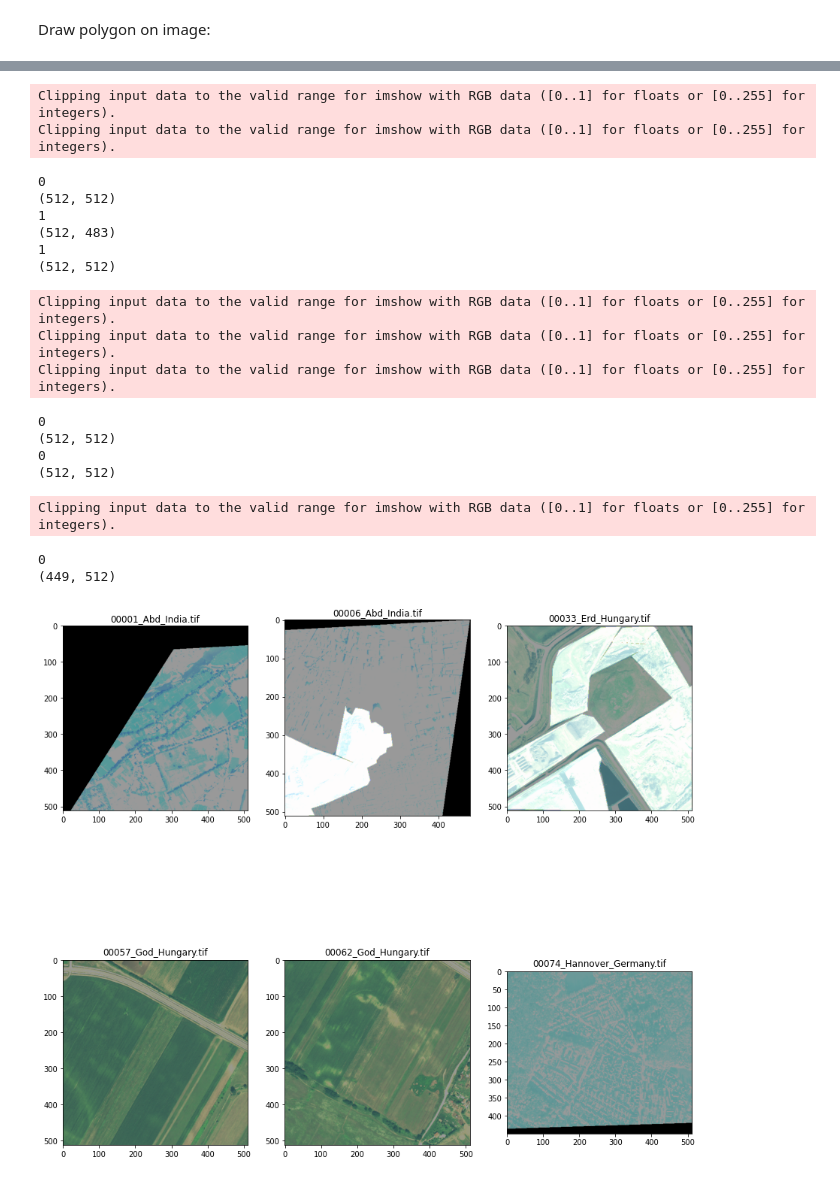
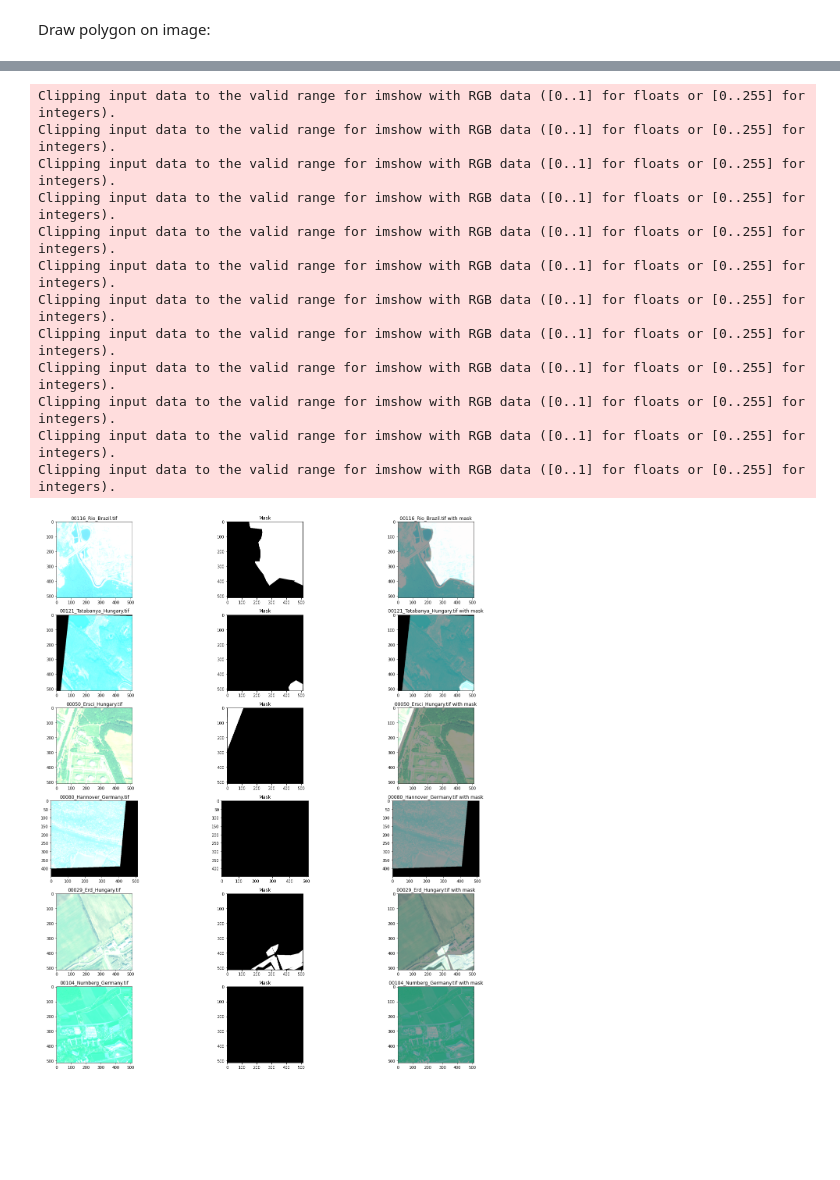
Before and after one commit to AnupamaRajkumar/LandfillDetection_SemanticSegmentation, a Jupyter notebook: Code/Source/LandfillDataloader.ipynb, the cells around one changed output, grey strips where cells are left out. Drawn from its saved outputs; the diff is of its cells as text; code cells hidden in the pictures; blank space fills up the shorter version.

```diff
--- a/Code/Source/LandfillDataloader.ipynb
+++ b/Code/Source/LandfillDataloader.ipynb
@@ -229,5 +236,6 @@ num_workers = 1
 # %%
-train_dataset = CustomLandfillDataset(data=train_path, csv_file=train_labels, transforms=None)
+train_dataset = CustomLandfillDataset(data=train_idx, transforms=None)
+test_dataset = CustomLandfillDataset(data=test_idx, transforms=None)
 
 #data loader
 train_loader = torch.utils.data.DataLoader(dataset=train_dataset,
@@ -235,6 +243,13 @@ train_loader = torch.utils.data.DataLoader(dataset=train_dataset,
                                            num_workers=num_workers,
                                            shuffle=True)
 
+test_loader = torch.utils.data.DataLoader(dataset=test_dataset,
+                                           batch_size=batch_size,
+                                           num_workers=num_workers,
+                                           shuffle=True)
+
 print("length of training dataset:", len(train_dataset))
+print("length of test dataset:", len(test_dataset))
 print("length of training loader:", len(train_loader))
+print("length of test loader:", len(test_loader))
 # %% [output]
@@ -305,43 +310,47 @@ Index: []
 # %%
-fig = plt.figure(figsize=(width, height))
+#fig = plt.figure(figsize=(width, height))
+import cv2
+count = 0
+fig, axs = plt.subplots(batch_size, 3, figsize = (20, 20))
 isLandfillList = pd.read_csv(train_labels, usecols=["IsLandfill"]).values.tolist()
 
-
 for idx in np.arange(batch_size):
-  plt.subplot(2, 3, idx+1)
+  #plt.subplot(2, 3, (idx+1))
   id = img_info["image_id"][idx].item()
   json_name = json_list[id-1][0]
   name = img_info["image_name"][idx]
   channels = img_info["raster_channels"][idx].item()
   image = im_convert(name, channels)
   IsLandfill = isLandfillList[id-1][0]
-  print(IsLandfill)
+  #print(IsLandfill)
   if(IsLandfill):
     fp_mask = sol.vector.mask.footprint_mask(df=os.path.join(json_path, json_name), reference_im=os.path.join(train_path, name))
   else:
     fp_mask = np.zeros((image.shape[0],image.shape[1]), dtype=np.uint8)
-  print(fp_mask.shape)
+  #print(fp_mask.shape)
+  axs[count][0].title.set_text(name)
+  axs[count][0].imshow(image)
 
-  plt.imshow(image)
-  plt.imshow(fp_mask, cmap='gist_earth', alpha=0.4)
-  plt.title(name)
+  axs[count][1].title.set_text('Mask')
+  axs[count][1].imshow(fp_mask, cmap='gray')
+
+  axs[count][2].title.set_text(name+" with mask")
+  axs[count][2].imshow(image)
+  axs[count][2].imshow(fp_mask, cmap='gist_earth', alpha=0.4)
+  count += 1
+
+fig.tight_layout()
 # %% [output]
 Clipping input data to the valid range for imshow with RGB data ([0..1] for floats or [0..255] for integers).
 Clipping input data to the valid range for imshow with RGB data ([0..1] for floats or [0..255] for integers).
+Clipping input data to the valid range for imshow with RGB data ([0..1] for floats or [0..255] for integers).
+Clipping input data to the valid range for imshow with RGB data ([0..1] for floats or [0..255] for integers).
+Clipping input data to the valid range for imshow with RGB data ([0..1] for floats or [0..255] for integers).
+Clipping input data to the valid range for imshow with RGB data ([0..1] for floats or [0..255] for integers).
+Clipping input data to the valid range for imshow with RGB data ([0..1] for floats or [0..255] for integers).
+Clipping input data to the valid range for imshow with RGB data ([0..1] for floats or [0..255] for integers).
+Clipping input data to the valid range for imshow with RGB data ([0..1] for floats or [0..255] for integers).
+Clipping input data to the valid range for imshow with RGB data ([0..1] for floats or [0..255] for integers).
+Clipping input data to the valid range for imshow with RGB data ([0..1] for floats or [0..255] for integers).
+Clipping input data to the valid range for imshow with RGB data ([0..1] for floats or [0..255] for integers).
-0
-(512, 512)
-1
-(512, 483)
-1
-(512, 512)
-Clipping input data to the valid range for imshow with RGB data ([0..1] for floats or [0..255] for integers).
-Clipping input data to the valid range for imshow with RGB data ([0..1] for floats or [0..255] for integers).
-Clipping input data to the valid range for imshow with RGB data ([0..1] for floats or [0..255] for integers).
-0
-(512, 512)
-0
-(512, 512)
-Clipping input data to the valid range for imshow with RGB data ([0..1] for floats or [0..255] for integers).
-0
-(449, 512)
-[figure, old version]
+[figure, new version]
```
Also changed, not shown: parts of 14 cells of this notebook.
